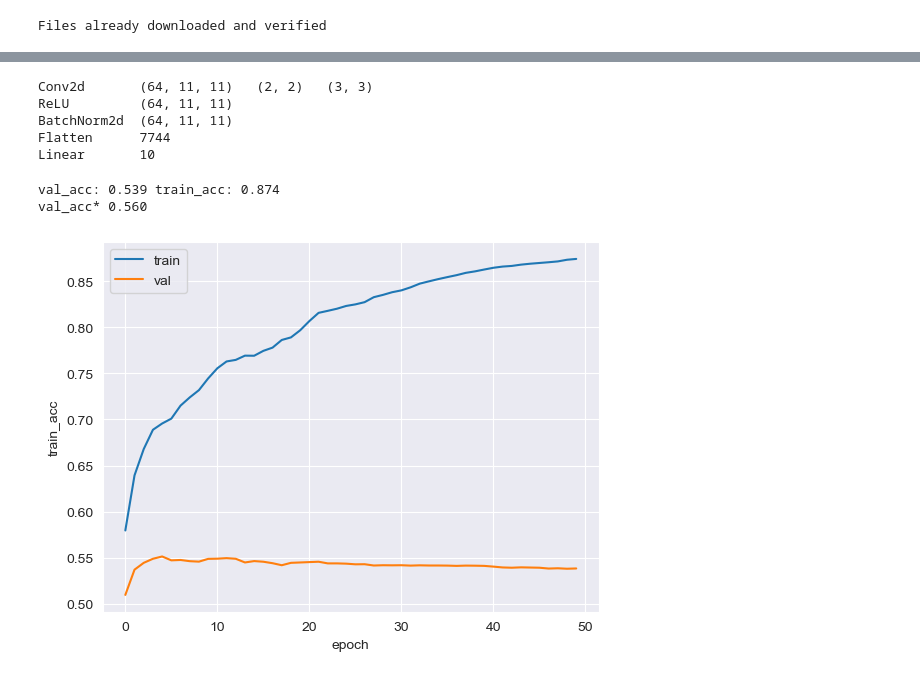
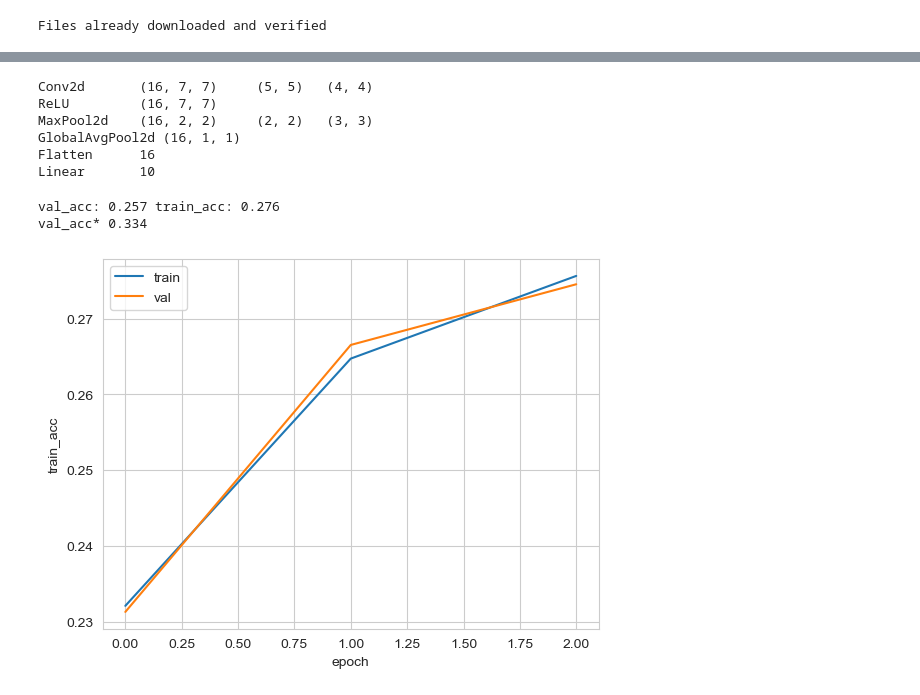
Before and after one commit to alkorolyov/sophius, a Jupyter notebook: notebooks/05_2_gen_models.ipynb, the cells around one changed output, grey strips where cells are left out. Saved outputs shown, nothing was run; the diff lists cells and outputs as text; code cells hidden in the pictures.

```diff
--- a/notebooks/05_2_gen_models.ipynb
+++ b/notebooks/05_2_gen_models.ipynb
@@ -39,6 +36,6 @@ from sophius.estimate import LSTMRegressor
 
 estimator = torch.load('../data/models/estimator_v1.pth').cpu()
 
-def estimate_val_acc(model_tmpl):
+def estimate_acc(model_tmpl):
     t = torch.tensor(encoder.model2vec(model_tmpl), dtype=torch.float32)
     return estimator(t).item()
@@ -49,43 +71,48 @@ model_gen = ConvModelGenerator(
     conv_num=3,
     lin_num=1,
 )
+
 model_tmpl = model_gen.generate_model_tmpl()
+# model_tmpl = read_model_db(2604)
+
 model = model_tmpl.instantiate_model().type(torch.cuda.FloatTensor)
+
 print(model_tmpl)
 
 val_acc_threshold = 0.6
 
 train_params = {
     'val_size': 10000,
     'batch_size': 256,
-    'num_epoch': 50,
+    'num_epoch': 3,
     'random_seed':42,
     'optimizer': 'AdamW',
     'opt_params': {
         'lr': 1e-3,
     },
     'scheduler': 'ExponentialLR',
     'sch_params': {
         'gamma': 0.95,
     },
 }
 
 res = train_on_gpu_ex(
     model=model,
     dataset=cifar_gpu,
     verbose=True,
     **train_params,
 )
-print('val_acc* %.3f' % (estimate_val_acc(model_tmpl)))
+print('val_acc* %.3f' % (estimate_acc(model_tmpl)))
 
 sns.lineplot(res, x='epoch', y='train_acc', label='train')
 sns.lineplot(res, x='epoch', y='val_acc', label='val');
 # %% [output]
-Conv2d       (64, 11, 11)   (2, 2)   (3, 3)
-ReLU         (64, 11, 11)
-BatchNorm2d  (64, 11, 11)
-Flatten      7744
+Conv2d       (16, 7, 7)     (5, 5)   (4, 4)
+ReLU         (16, 7, 7)
+MaxPool2d    (16, 2, 2)     (2, 2)   (3, 3)
+GlobalAvgPool2d (16, 1, 1)
+Flatten      16
 Linear       10
-val_acc: 0.539 train_acc: 0.874
-val_acc* 0.560
+val_acc: 0.257 train_acc: 0.276
+val_acc* 0.334
-[figure, old version]
+[figure, new version]
```
Also changed, not shown: parts of 5 cells of this notebook, 4 other files.
